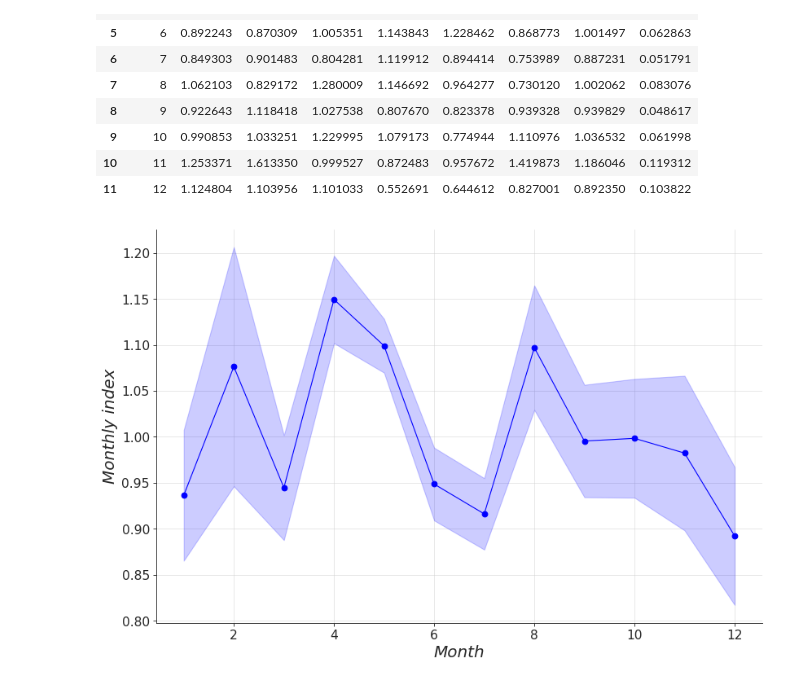
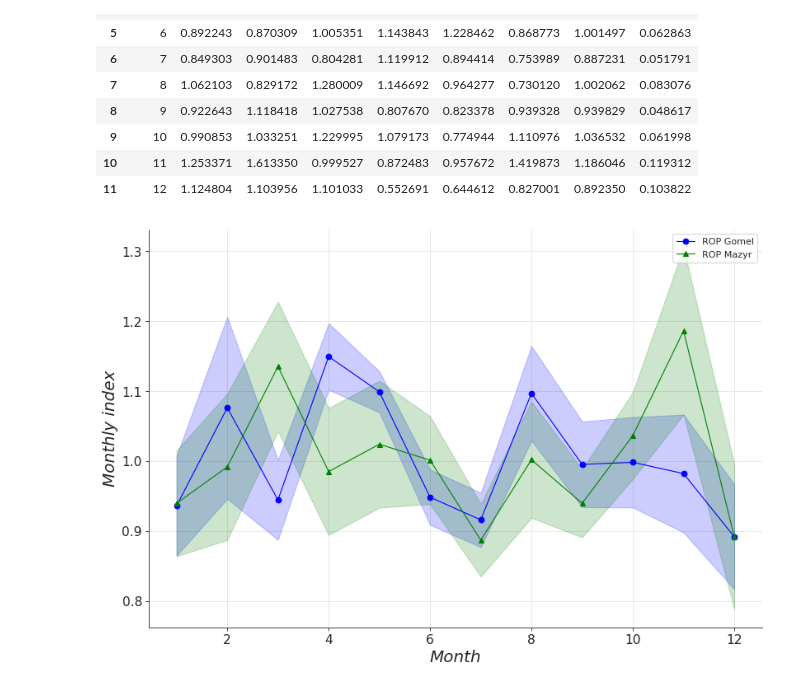
Before and after one commit to ADv0rnik/Data-analysis-for-JER, a Jupyter notebook: Monthly_index_calc.ipynb, the cells around one changed output. Cells and saved outputs as stored; diff of their text form; code cells hidden in the pictures.

```diff
--- a/Monthly_index_calc.ipynb
+++ b/Monthly_index_calc.ipynb
@@ -439,24 +439,35 @@ df_m_droped
 # %%
 x = monthly_ind['Month']
 y = monthly_ind['Mean']
 y1 = df_m_droped['Mean']
 err = monthly_ind['SEM']
+err1 = df_m_droped['SEM']
 fig, ax = plt.subplots(1, figsize = (12,8), dpi = 80)
 #plt.figure(1, figsize = (12,8), dpi = 80)
 plt.plot(x, y,
          color='blue',
          marker='o',
          linestyle='solid',
          linewidth=1,
-         markersize = 6)
+         markersize = 6,
+         label='ROP Gomel')
+plt.plot(x, y1, color = 'green',
+         marker='^',
+         linestyle='solid',
+         linewidth=1,
+         markersize = 6,
+         label='ROP Mazyr')
 plt.xlabel('Month', fontsize = 18, fontstyle='oblique', fontweight = 'medium')
 plt.ylabel('Monthly index', fontsize = 18, fontstyle='oblique', fontweight = 'medium')
 plt.xticks(fontsize = 14)
 plt.yticks(fontsize = 14)
 plt.fill_between(x, y1=y-err, y2=y+err, color = 'blue', alpha=0.2)
+plt.fill_between(x, y1=y1-err1, y2=y1+err1, color = 'green', alpha=0.2)
 #ax.errorbar(x, y, yerr=err, fmt='o', capsize=5, ecolor='black')
 ax.spines['top'].set_visible(False)
 ax.spines['right'].set_visible(False)
+plt.legend()
 plt.grid(alpha = 0.5)
+#plt.savefig('/content/drive/MyDrive/Colab Notebooks/Data for JER/fig3_m.png', dpi=300)
 # %% [output]
-[figure, old version]
+[figure, new version]
```
